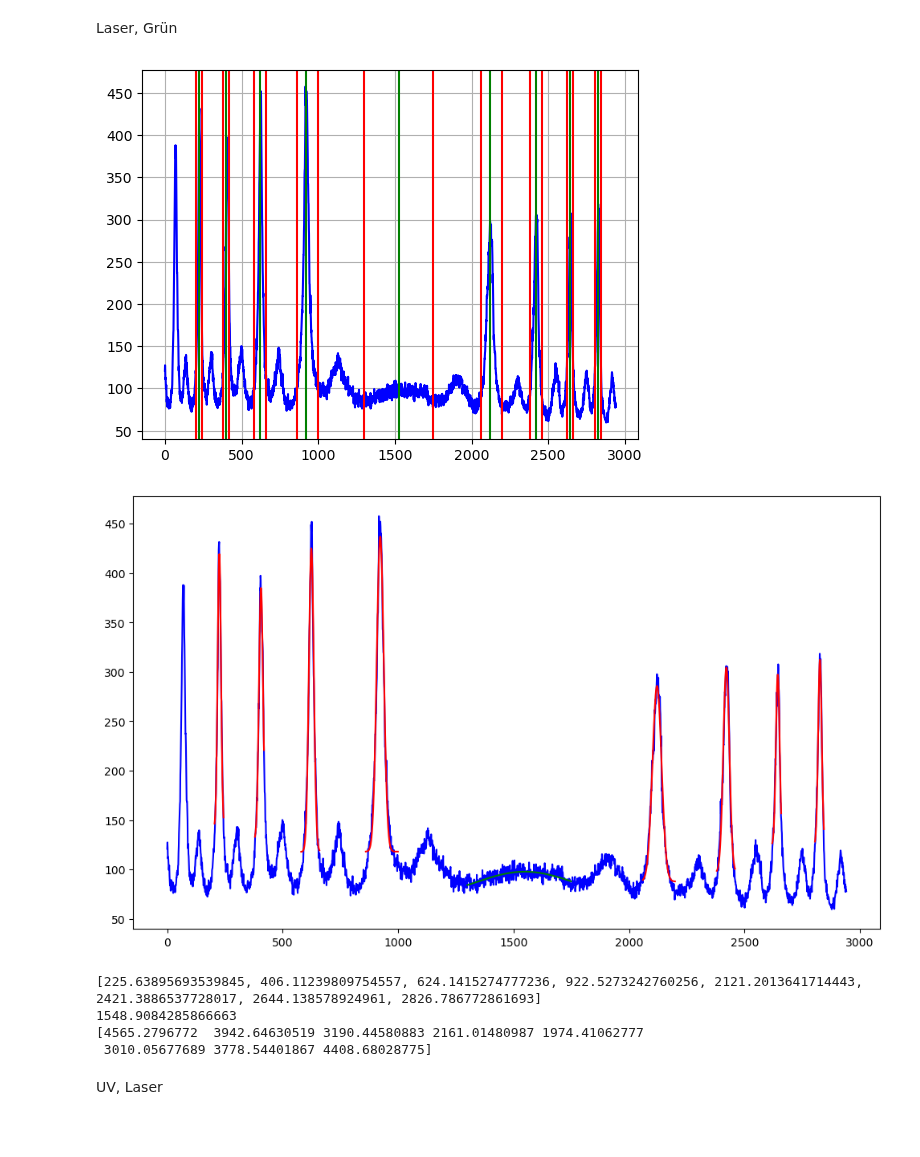
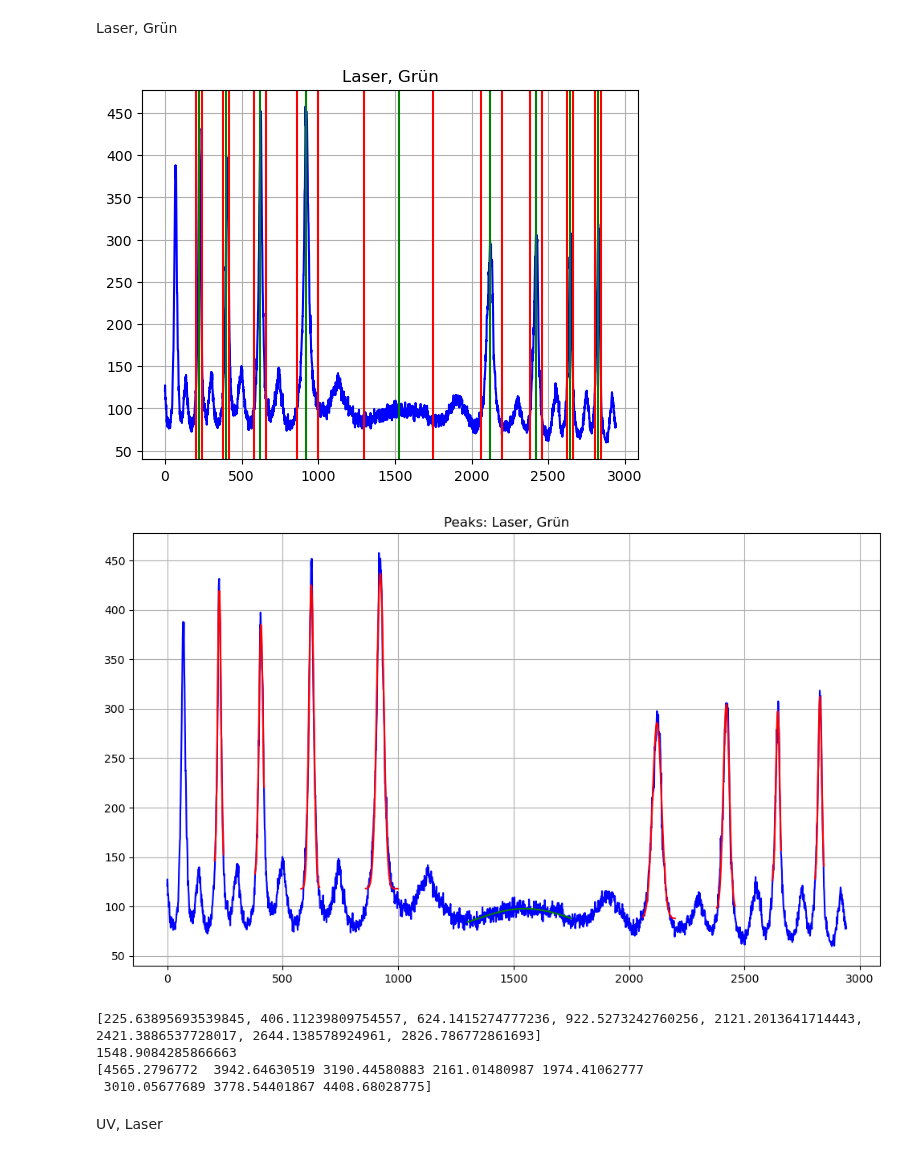
Before and after one commit to MRNock04/P3, a Jupyter notebook: Hyperfeinstruktur/Auswertung.ipynb, the cells around one changed output. Drawn from its saved outputs; the diff is of its cells as text; code cells hidden in the pictures; blank space fills up the shorter version.

```diff
--- a/Hyperfeinstruktur/Auswertung.ipynb
+++ b/Hyperfeinstruktur/Auswertung.ipynb
@@ -58,7 +51,7 @@ def gauss(x,A,mu,std,c):
 # %% [markdown]
 Laser, Grün
 # %%
-plt.plot( gruen_laser[0] , gruen_laser[1] , color="blue" )
+plt.plot( gruen_laser[0] , gruen_laser[1] , color="blue" , label="Laser, Grün")
 # 4. Links
 plt.axvline(x=225, color="green")
 plt.axvline(x=205, color="red")
@@ -80,34 +73,36 @@ plt.axvline(x=860, color="red")
 plt.axvline(x=1000, color="red")
 
 
 # 1. rechts
 plt.axvline(x=2120, color="green")
 plt.axvline(x=2060, color="red")
 plt.axvline(x=2200, color="red")
 
 # # 2. rechts
 plt.axvline(x=2420, color="green")
 plt.axvline(x=2380, color="red")
 plt.axvline(x=2460, color="red")
 
 # # 3. rechts
 plt.axvline(x=2640, color="green")
 plt.axvline(x=2620, color="red")
 plt.axvline(x=2660, color="red")
 
 # # 4. rechts
 plt.axvline(x=2825, color="green")
 plt.axvline(x=2805, color="red")
 plt.axvline(x=2845, color="red")
 
 # mitte
 plt.axvline(x=1525, color="green")
 plt.axvline(x=1300, color="red")
 plt.axvline(x=1750, color="red")
 
 plt.grid()
+plt.title("Laser, Grün")
+plt.show()
 # %% [output]
-[figure, old version]
+[figure, new version]
 # %%
 # Array of arrays with start and stop indices for each peak
 # from left to right
@@ -146,6 +141,8 @@ gl_pos = [fit_res_gl[x][0][1] for x in range(len(fit_res_gl))]
 # Finde exakten Mittelpunkt des Bildes
 fit_mitte_gl = opt.curve_fit( gauss , gruen_laser[0][1300:1750] , gruen_laser[1][1300:1750] , [20,1525,225,80] )
 plt.plot(gruen_laser[0][1300:1750] , [ gauss(x , fit_mitte_gl[0][0] , fit_mitte_gl[0][1] , fit_mitte_gl[0][2] , fit_mitte_gl[0][3] ) for x in gruen_laser[0][1300:1750]], color="green")
+plt.grid()
+plt.title("Peaks: Laser, Grün")
 plt.show()
 
 print(gl_pos)
@@ -155,7 +152,7 @@ print(fit_mitte_gl[0][1])
 gl_pos = np.abs(gl_pos - fit_mitte_gl[0][1]) * 3.45
 print(gl_pos)
 # %% [output]
-[figure, old version]
+[figure, new version]
 [225.63895693539845, 406.11239809754557, 624.1415274777236, 922.5273242760256, 2121.2013641714443, 2421.3886537728017, 2644.138578924961, 2826.786772861693]
 1548.9084285866663
 [4565.2796772  3942.64630519 3190.44580883 2161.01480987 1974.41062777
```
Also changed, not shown: parts of 10 cells of this notebook.
